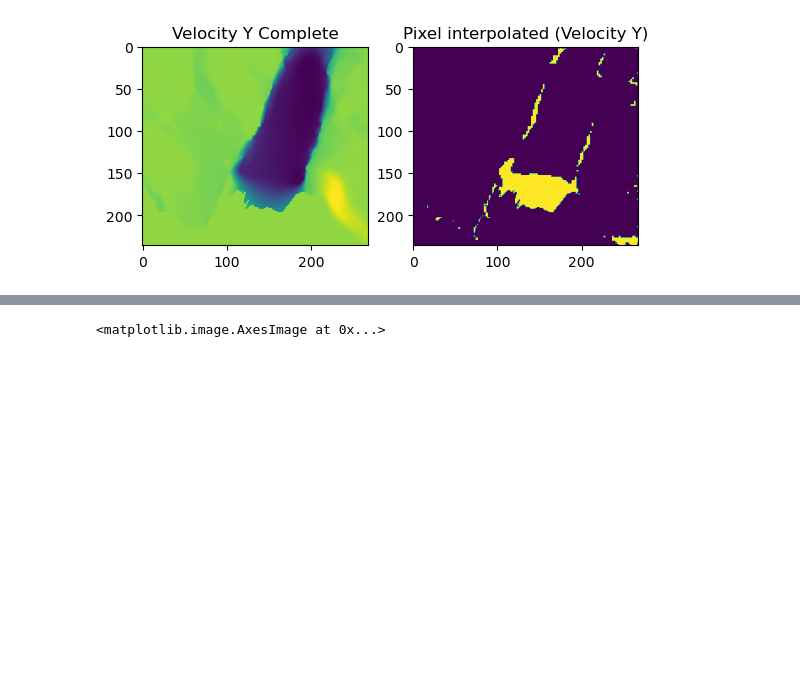
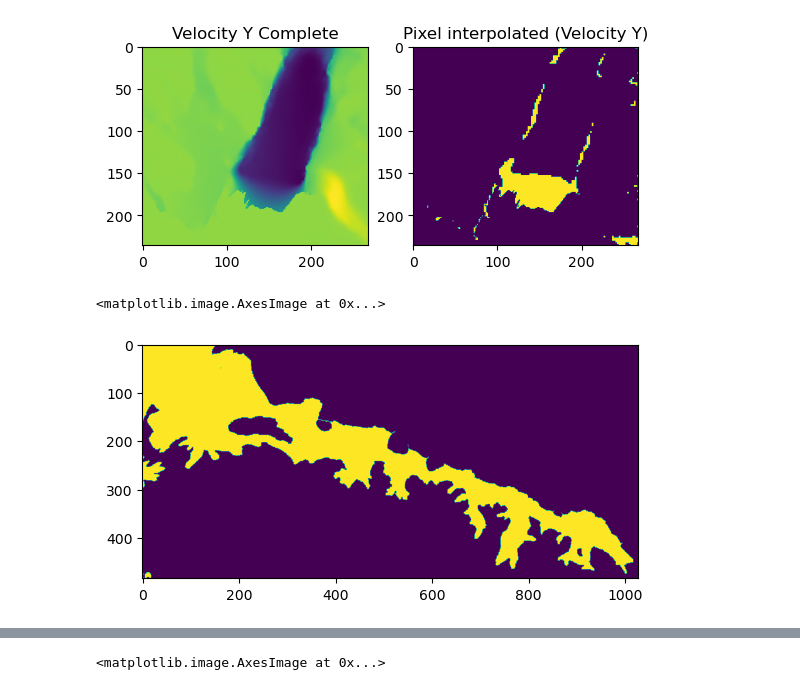
Before and after one commit to Moncada-Francesco-97/Calving-U-Net, a Jupyter notebook: dataset_tif_interpolated/visualisation.ipynb, the cells around one changed output, grey strips where cells are left out. Saved outputs shown, nothing was run; the diff lists cells and outputs as text; code cells hidden in the pictures; blank space fills up the shorter version.

```diff
--- a/dataset_tif_interpolated/visualisation.ipynb
+++ b/dataset_tif_interpolated/visualisation.ipynb
@@ -181,3 +181,8 @@ plt.show()
 #Load the ice mask
 ice_mask = np.load(os.getcwd()+'/ice_mask.npy', allow_pickle=True)
 ice_mask = pd.DataFrame(ice_mask, index = df.index, columns = common_years)
+# %%
+plt.imshow(ice_mask.loc[6, 2012])
+# %% [output]
+<matplotlib.image.AxesImage at 0x...>
+[figure, added]
```
Also changed, not shown: parts of 6 cells of this notebook, 3 other files.
